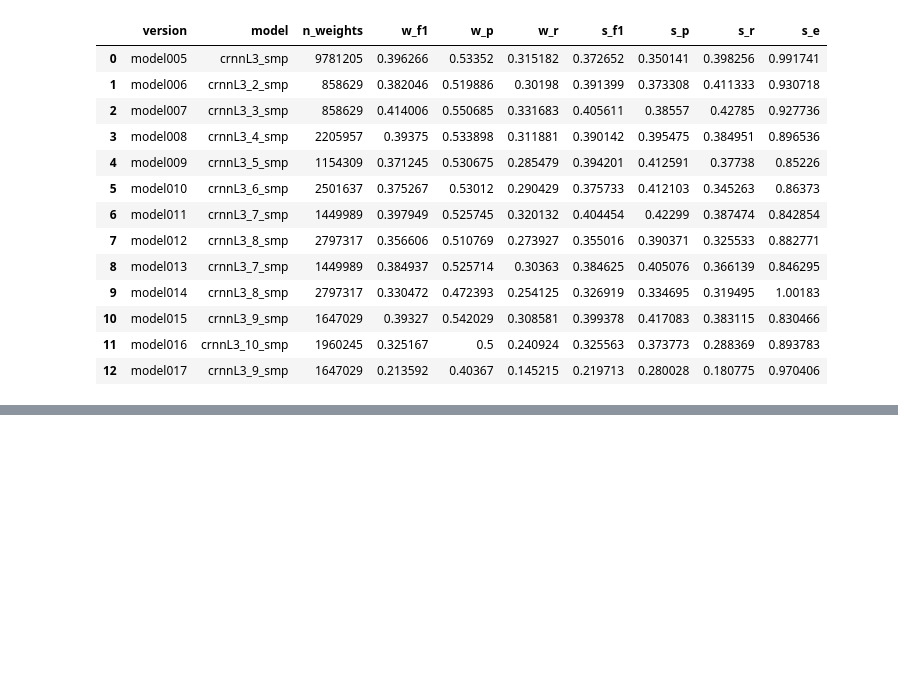
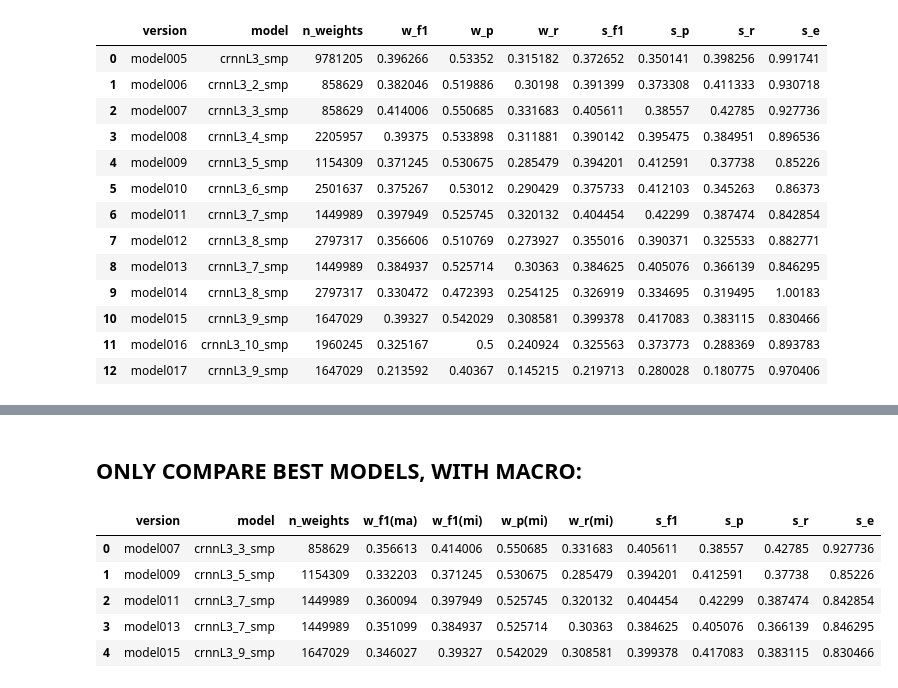
Before and after one commit to marl/milsed, a Jupyter notebook: notebooks/v1/01_model_results.ipynb, the cells around one changed output, grey strips where cells are left out. Cells and saved outputs as stored; diff of their text form; code cells hidden in the pictures; blank space fills up the shorter version.

```diff
--- a/notebooks/v1/01_model_results.ipynb
+++ b/notebooks/v1/01_model_results.ipynb
@@ -849,0 +871,13 @@ df11
+# %% [markdown]
+## ONLY COMPARE BEST MODELS, WITH MACRO:
+# %%
+models13 = (['model007', 'model009', 'model011', 'model013', 'model015'])
+df13 = milsed.eval.compare_results(OUTPUT_PATH, models13, sort=False, weak_from_strong=False)
+df13
+# %% [output]
+|  | version | model | n_weights | w_f1(ma) | w_f1(mi) | w_p(mi) | w_r(mi) | s_f1 | s_p | s_r | s_e |
+| 0 | model007 | crnnL3_3_smp | 858629 | 0.356613 | 0.414006 | 0.550685 | 0.331683 | 0.405611 | 0.38557 | 0.42785 | 0.927736 |
+| 1 | model009 | crnnL3_5_smp | 1154309 | 0.332203 | 0.371245 | 0.530675 | 0.285479 | 0.394201 | 0.412591 | 0.37738 | 0.85226 |
+| 2 | model011 | crnnL3_7_smp | 1449989 | 0.360094 | 0.397949 | 0.525745 | 0.320132 | 0.404454 | 0.42299 | 0.387474 | 0.842854 |
+| 3 | model013 | crnnL3_7_smp | 1449989 | 0.351099 | 0.384937 | 0.525714 | 0.30363 | 0.384625 | 0.405076 | 0.366139 | 0.846295 |
+| 4 | model015 | crnnL3_9_smp | 1647029 | 0.346027 | 0.39327 | 0.542029 | 0.308581 | 0.399378 | 0.417083 | 0.383115 | 0.830466 |
```
Also changed, not shown: parts of 10 cells of this notebook, 3 other files.
